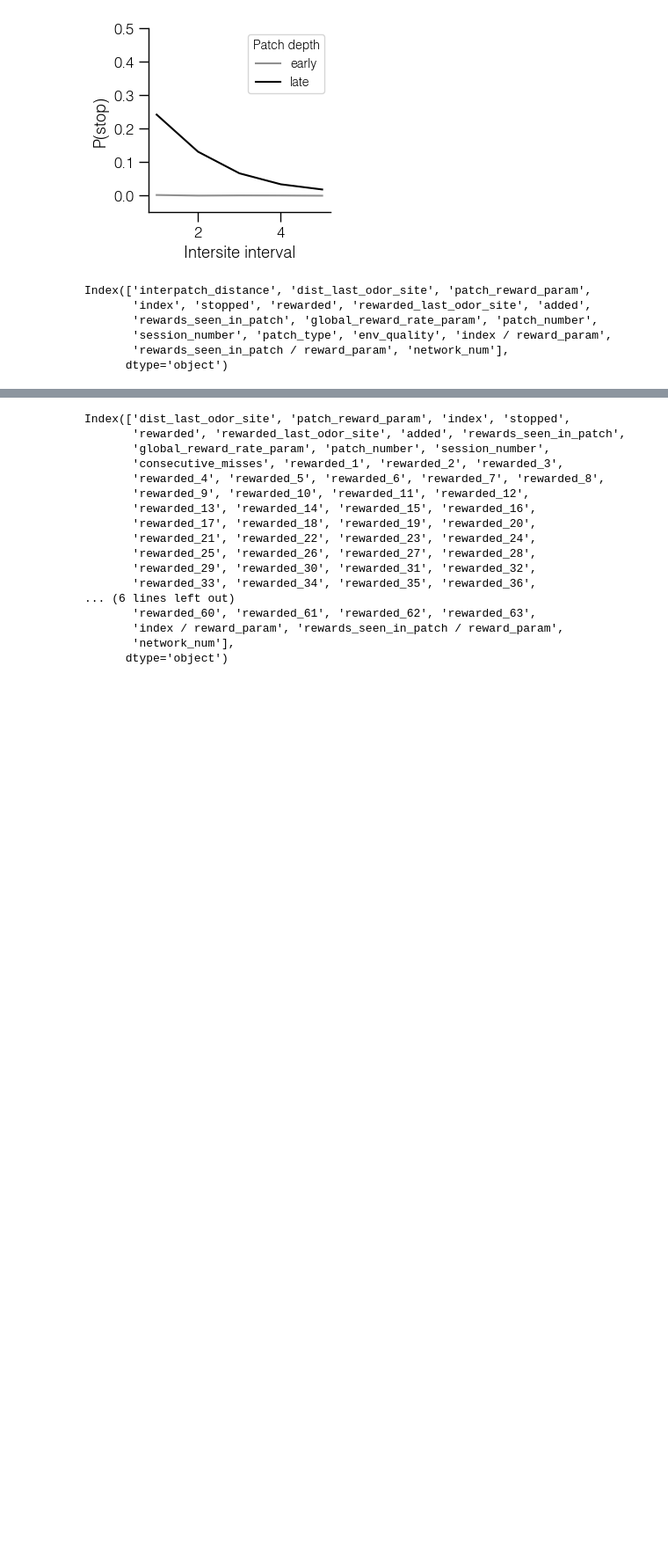
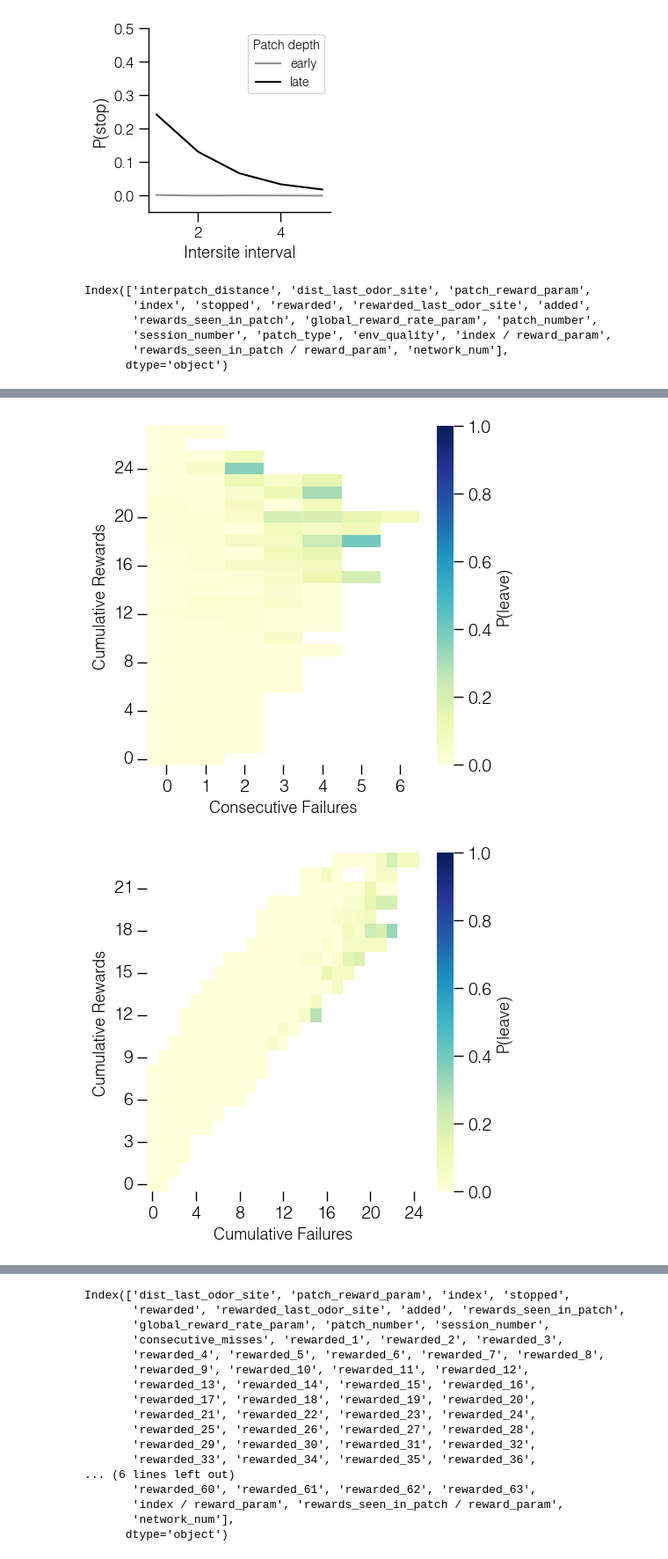
Before and after one commit to davidgbe/favorably_connected, a Jupyter notebook: code/notebooks/bulk_runs_jax/behavioral_gru_offset_exp_decay.ipynb, the cells around one changed output, grey strips where cells are left out. Shown at 88% size. Cells and saved outputs as stored; diff of their text form; code cells hidden in the pictures; blank space fills up the shorter version.

Commit message:
add TD learning sweep of gamma

```diff
--- a/code/notebooks/bulk_runs_jax/behavioral_gru_offset_exp_decay.ipynb
+++ b/code/notebooks/bulk_runs_jax/behavioral_gru_offset_exp_decay.ipynb
@@ -87,6 +87,11 @@ FIXED_EXP_GRU_INITIAL_PROB_OFFSET_NETWORKS_WITH_INTERVENTION = [
     '../../../results/fixed_exp_gru_initial_prob_offset_v4_intersite_intervention/trajectories_20260602_143215.pkl',
     '../../../results/fixed_exp_gru_initial_prob_offset_v4_intersite_intervention/trajectories_20260602_143340.pkl',
 ]
+
+FIXED_EXP_GRU_INITIAL_PROB_OFFSET_NETWORKS_GAMMA_0P95 = [
+    '../../../results/fixed_exp_gru_initial_prob_offset_gamma_0p95_net0/step_00/traj_000499.pkl',
+    '../../../results/fixed_exp_gru_initial_prob_offset_gamma_0p95_net1/step_00/traj_000499.pkl'
+]
 # %%
 for i, data_path in enumerate(FIXED_EXP_GRU_INITIAL_PROB_OFFSET_NETWORKS):
     plot_session(data_path, session_idx=0, xlim=(0, 200), max_reward_param=40, max_reward_sites=30, use_fixed_colors=True, save_dir=f'../../../figures/gru_fixed_exp_offset_net_{i}')
@@ -136,3 +141,8 @@ Session data loaded
 Session summaries generated
 Session data loaded
 Session summaries generated
+# %%
+dfs_0P95 = [
+    load_odor_site_df(x, nn_num=nn_num, brief=False)
+    for nn_num, x in enumerate(FIXED_EXP_GRU_INITIAL_PROB_OFFSET_NETWORKS_GAMMA_0P95)
+]
@@ -414,0 +436,18 @@ None
+# %%
+for df in dfs_0P95:
+    plot_stop_fraction(
+        df,
+        'consecutive_misses',
+        'rewards_seen_in_patch',
+        condition=lambda x: x[x['patch_type'] == 2],
+        invert_y=True,
+        figsize=(5, 5),
+        reverse=True,
+        xlabel='Consecutive Failures',
+        ylabel='Cumulative Rewards',
+        min_n=10,
+    )
+None
+# %% [output]
+[figure, added]
+[figure, added]
```
Also changed, not shown: parts of 3 cells of this notebook, 5 other files.
